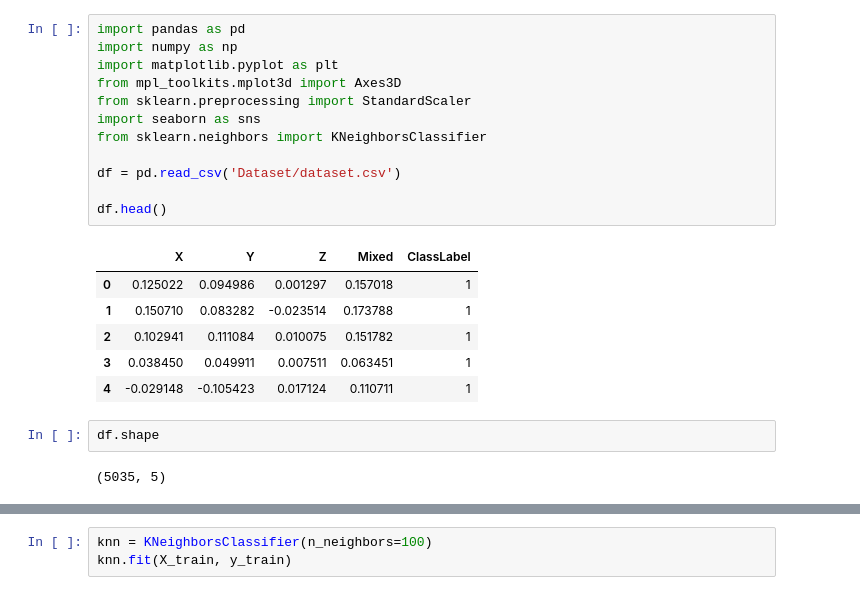
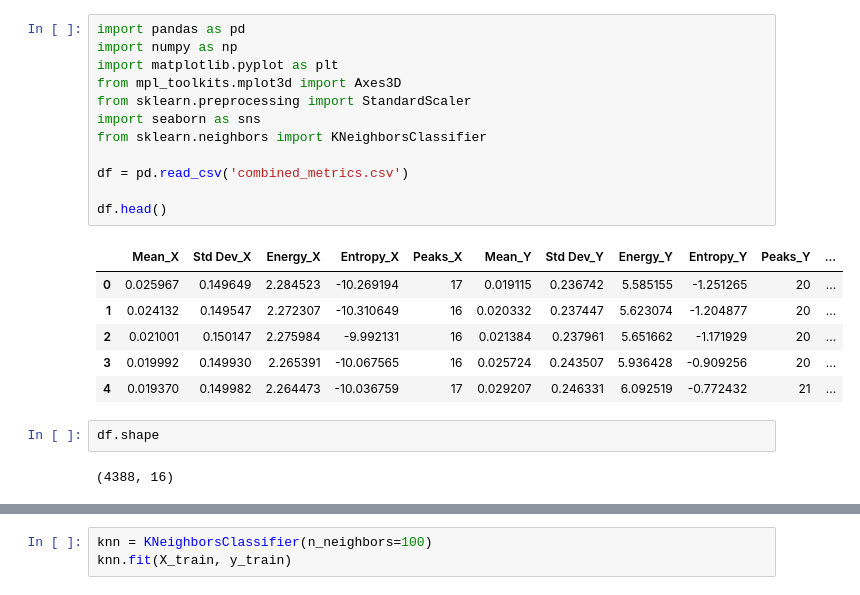
Before and after one commit to cepdnaclk/e19-co544-Hand-Tremor-Based-Biometric-Recognition, a Jupyter notebook: code/KNN.ipynb, the cells around one changed output, grey strips where cells are left out. Saved outputs shown, nothing was run; the diff lists cells and outputs as text.

```diff
--- a/code/KNN.ipynb
+++ b/code/KNN.ipynb
@@ -1,26 +1,26 @@
 # %%
 import pandas as pd
 import numpy as np
 import matplotlib.pyplot as plt
 from mpl_toolkits.mplot3d import Axes3D
 from sklearn.preprocessing import StandardScaler
 import seaborn as sns
 from sklearn.neighbors import KNeighborsClassifier
 
-df = pd.read_csv('Dataset/dataset.csv')
+df = pd.read_csv('combined_metrics.csv')
 
 df.head()
 # %% [output]
-|  | X | Y | Z | Mixed | ClassLabel |
-| 0 | 0.125022 | 0.094986 | 0.001297 | 0.157018 | 1 |
-| 1 | 0.150710 | 0.083282 | -0.023514 | 0.173788 | 1 |
-| 2 | 0.102941 | 0.111084 | 0.010075 | 0.151782 | 1 |
-| 3 | 0.038450 | 0.049911 | 0.007511 | 0.063451 | 1 |
-| 4 | -0.029148 | -0.105423 | 0.017124 | 0.110711 | 1 |
+|  | Mean_X | Std Dev_X | Energy_X | Entropy_X | Peaks_X | Mean_Y | Std Dev_Y | Energy_Y | Entropy_Y | Peaks_Y | ... |
+| 0 | 0.025967 | 0.149649 | 2.284523 | -10.269194 | 17 | 0.019115 | 0.236742 | 5.585155 | -1.251265 | 20 | ... |
+| 1 | 0.024132 | 0.149547 | 2.272307 | -10.310649 | 16 | 0.020332 | 0.237447 | 5.623074 | -1.204877 | 20 | ... |
+| 2 | 0.021001 | 0.150147 | 2.275984 | -9.992131 | 16 | 0.021384 | 0.237961 | 5.651662 | -1.171929 | 20 | ... |
+| 3 | 0.019992 | 0.149930 | 2.265391 | -10.067565 | 16 | 0.025724 | 0.243507 | 5.936428 | -0.909256 | 20 | ... |
+| 4 | 0.019370 | 0.149982 | 2.264473 | -10.036759 | 17 | 0.029207 | 0.246331 | 6.092519 | -0.772432 | 21 | ... |
 # %%
 df.shape
 # %% [output]
-(5035, 5)
+(4388, 16)
 # %%
 df.tail()
 # %% [output]
```
Also changed, not shown: parts of 7 cells of this notebook, 1 other file.
